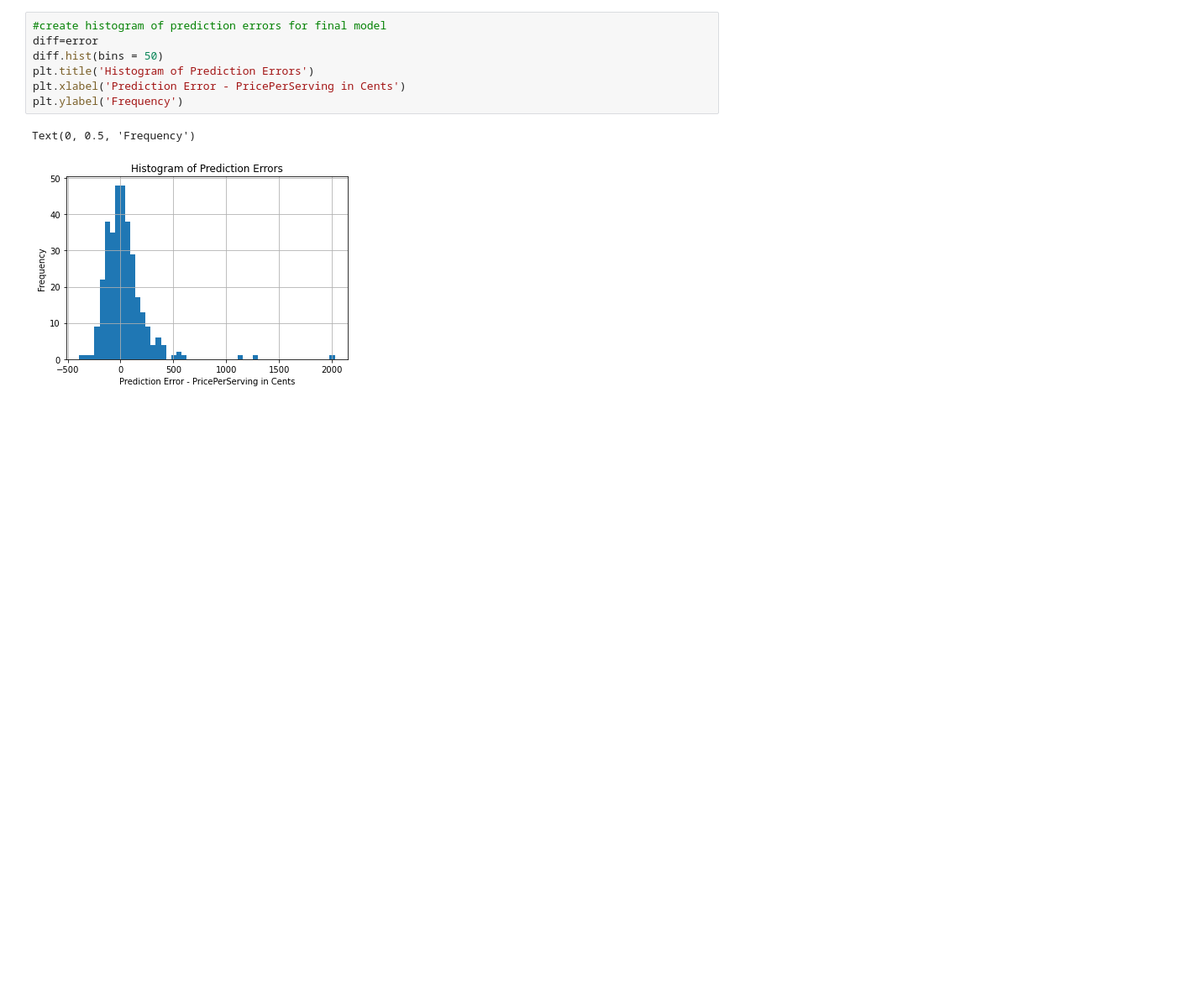
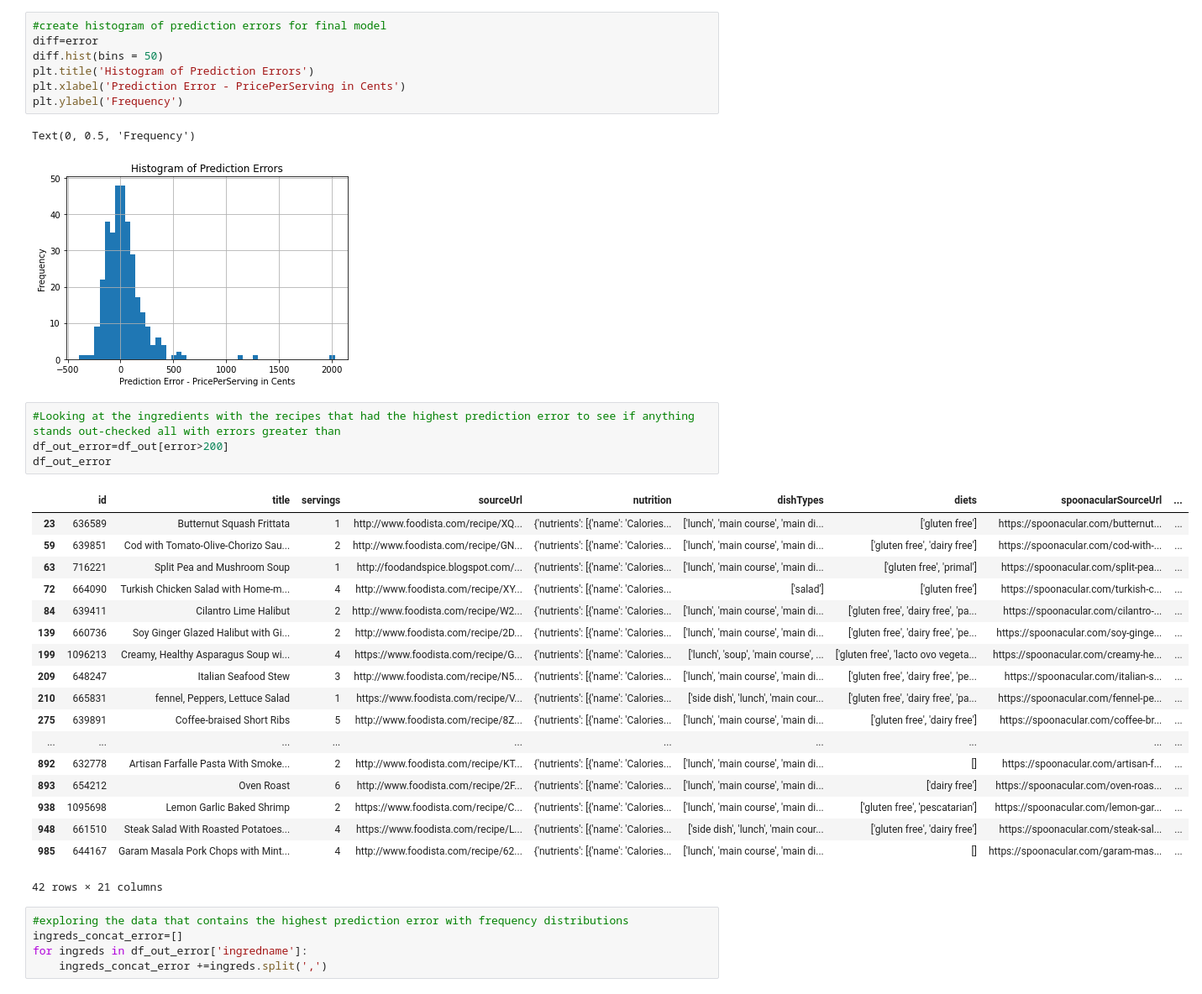
Before and after one commit to crissymae/Solid-Spoon, a Jupyter notebook: solid-spoon Notebook-Post API Calls-Cleaned-Final.ipynb, the cells around one changed output. Shown at 84% size. Drawn from its saved outputs; the diff is of its cells as text; blank space fills up the shorter version.

```diff
--- a/solid-spoon Notebook-Post API Calls-Cleaned-Final.ipynb
+++ b/solid-spoon Notebook-Post API Calls-Cleaned-Final.ipynb
@@ -1702,3 +1702,31 @@ plt.ylabel('Frequency')
 # %% [output]
 Text(0, 0.5, 'Frequency')
 [figure]
+# %%
+#Looking at the ingredients with the recipes that had the highest prediction error to see if anything stands out-checked all with errors greater than
+df_out_error=df_out[error>200]
+df_out_error
+# %% [output]
+|  | id | title | servings | sourceUrl | nutrition | dishTypes | diets | spoonacularSourceUrl | ... |
+| 23 | 636589 | Butternut Squash Frittata | 1 | http://www.foodista.com/recipe/XQ... | {'nutrients': [{'name': 'Calories... | ['lunch', 'main course', 'main di... | ['gluten free'] | https://spoonacular.com/butternut... | ... |
+| 59 | 639851 | Cod with Tomato-Olive-Chorizo Sau... | 2 | http://www.foodista.com/recipe/GN... | {'nutrients': [{'name': 'Calories... | ['lunch', 'main course', 'main di... | ['gluten free', 'dairy free'] | https://spoonacular.com/cod-with-... | ... |
+| 63 | 716221 | Split Pea and Mushroom Soup | 1 | http://foodandspice.blogspot.com/... | {'nutrients': [{'name': 'Calories... | ['lunch', 'main course', 'main di... | ['gluten free', 'primal'] | https://spoonacular.com/split-pea... | ... |
+| 72 | 664090 | Turkish Chicken Salad with Home-m... | 4 | http://www.foodista.com/recipe/XY... | {'nutrients': [{'name': 'Calories... | ['salad'] | ['gluten free'] | https://spoonacular.com/turkish-c... | ... |
+| 84 | 639411 | Cilantro Lime Halibut | 2 | http://www.foodista.com/recipe/W2... | {'nutrients': [{'name': 'Calories... | ['lunch', 'main course', 'main di... | ['gluten free', 'dairy free', 'pa... | https://spoonacular.com/cilantro-... | ... |
+| 139 | 660736 | Soy Ginger Glazed Halibut with Gi... | 2 | http://www.foodista.com/recipe/2D... | {'nutrients': [{'name': 'Calories... | ['lunch', 'main course', 'main di... | ['gluten free', 'dairy free', 'pe... | https://spoonacular.com/soy-ginge... | ... |
+| 199 | 1096213 | Creamy, Healthy Asparagus Soup wi... | 4 | https://www.foodista.com/recipe/G... | {'nutrients': [{'name': 'Calories... | ['lunch', 'soup', 'main course', ... | ['gluten free', 'lacto ovo vegeta... | https://spoonacular.com/creamy-he... | ... |
+| 209 | 648247 | Italian Seafood Stew | 3 | http://www.foodista.com/recipe/N5... | {'nutrients': [{'name': 'Calories... | ['lunch', 'main course', 'main di... | ['gluten free', 'dairy free', 'pe... | https://spoonacular.com/italian-s... | ... |
+| 210 | 665831 | fennel, Peppers, Lettuce Salad | 1 | https://www.foodista.com/recipe/V... | {'nutrients': [{'name': 'Calories... | ['side dish', 'lunch', 'main cour... | ['gluten free', 'dairy free', 'pa... | https://spoonacular.com/fennel-pe... | ... |
+| 275 | 639891 | Coffee-braised Short Ribs | 5 | http://www.foodista.com/recipe/8Z... | {'nutrients': [{'name': 'Calories... | ['lunch', 'main course', 'main di... | ['gluten free', 'dairy free'] | https://spoonacular.com/coffee-br... | ... |
+| ... | ... | ... | ... | ... | ... | ... | ... | ... | ... |
+| 892 | 632778 | Artisan Farfalle Pasta With Smoke... | 2 | http://www.foodista.com/recipe/KT... | {'nutrients': [{'name': 'Calories... | ['lunch', 'main course', 'main di... | [] | https://spoonacular.com/artisan-f... | ... |
+| 893 | 654212 | Oven Roast | 6 | http://www.foodista.com/recipe/2F... | {'nutrients': [{'name': 'Calories... | ['lunch', 'main course', 'main di... | ['dairy free'] | https://spoonacular.com/oven-roas... | ... |
+| 938 | 1095698 | Lemon Garlic Baked Shrimp | 2 | https://www.foodista.com/recipe/C... | {'nutrients': [{'name': 'Calories... | ['lunch', 'main course', 'main di... | ['gluten free', 'pescatarian'] | https://spoonacular.com/lemon-gar... | ... |
+| 948 | 661510 | Steak Salad With Roasted Potatoes... | 4 | https://www.foodista.com/recipe/L... | {'nutrients': [{'name': 'Calories... | ['side dish', 'lunch', 'main cour... | ['gluten free', 'dairy free'] | https://spoonacular.com/steak-sal... | ... |
+| 985 | 644167 | Garam Masala Pork Chops with Mint... | 4 | http://www.foodista.com/recipe/62... | {'nutrients': [{'name': 'Calories... | ['lunch', 'main course', 'main di... | [] | https://spoonacular.com/garam-mas... | ... |
+42 rows × 21 columns
+# %%
+#exploring the data that contains the highest prediction error with frequency distributions
+ingreds_concat_error=[]
+for ingreds in df_out_error['ingredname']:
+    ingreds_concat_error +=ingreds.split(',')
```
Also changed, not shown: parts of 9 cells of this notebook, 2 other files.
